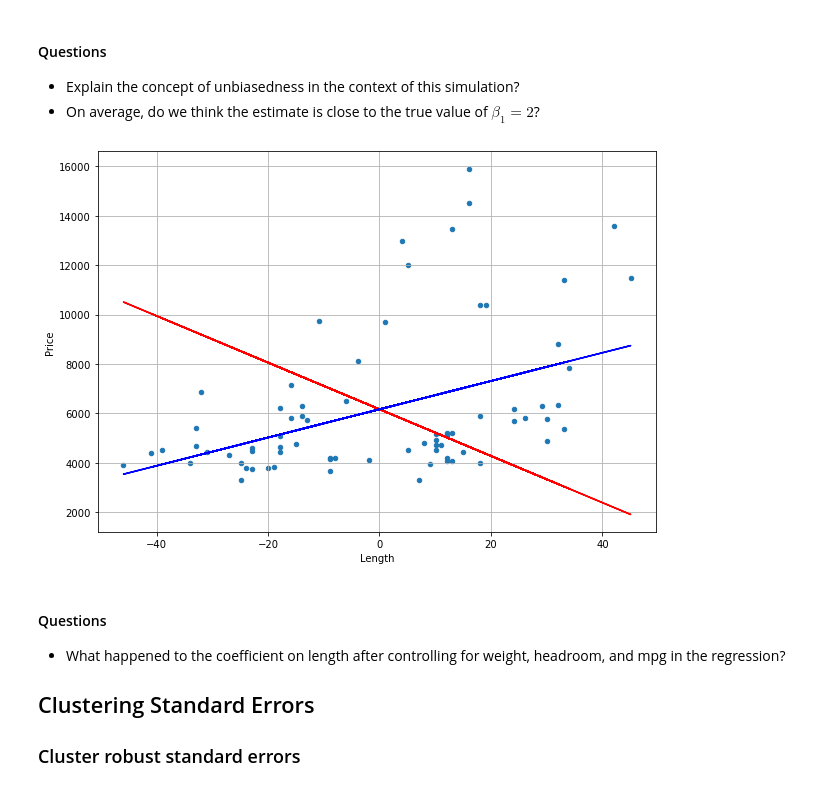
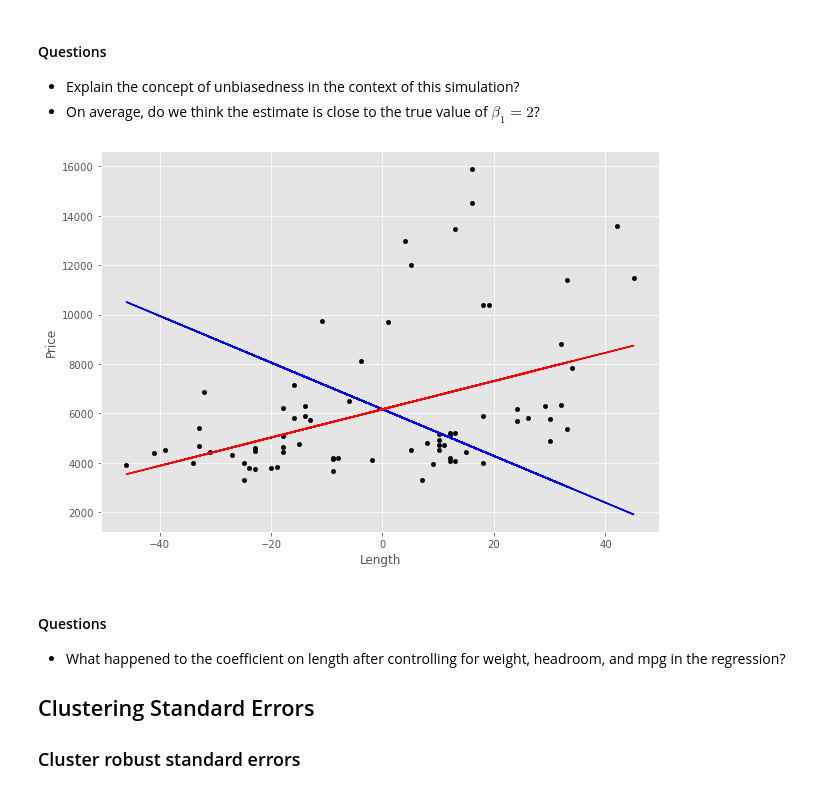
Before and after one commit to causalinfpython/mixtape, a Jupyter notebook: Probability_and_Regression.ipynb, the cells around one changed output. Drawn from its saved outputs; the diff is of its cells as text; code cells hidden in the pictures.

```diff
--- a/Probability_and_Regression.ipynb
+++ b/Probability_and_Regression.ipynb
@@ -18,3 +11,12 @@ def read_data(file):
+# %%
+import ssl
+ssl._create_default_https_context = ssl._create_unverified_context
+
+plt.style.use('ggplot')
+
+# Read data
+def read_data(file):
+    return pd.read_csv("https://raw.github.com/scunning1975/mixtape/master/" + file)
 # %% [markdown]
 ## OLS
 # %%
@@ -149,37 +173,44 @@ auto['length'] = auto['length'] - auto['length'].mean()
 
 # Fit models
 lm1 = sm.OLS.from_formula('price ~ length', data = auto).fit()
 lm2 = sm.OLS.from_formula('price ~ length + weight + headroom + mpg', data = auto).fit()
 
 # Extract parameters
 coef_lm1 = lm1.params
 coef_lm2 = lm2.params
 resid_lm2 = lm2.resid
 
 # Construct variables
 auto['y_single'] = coef_lm1[0] + coef_lm1[1] * auto['length']
 auto['y_multi'] = coef_lm1[0] + coef_lm2[1] * auto['length']
 
 # Create figure
 fig, ax = plt.subplots(figsize = (10, 7))
+
 # Add scatterplot of length vs. price
-auto.plot(kind = "scatter", x = 'length', y = 'price', ax = ax)
+auto.plot(
+    ax=ax,
+    kind = "scatter",
+    x = 'length',
+    y = 'price',
+    color='k')
 # Create the lines-of-best-fit and add them to the plot
 m1, b1 = np.polyfit(x = auto['length'], y = auto['y_multi'], deg = 1)
-ax.plot(auto['length'], m1 * auto['length']  + b1, color = 'red')
+ax.plot(auto['length'], m1 * auto['length']  + b1, color = 'blue')
 
 m2, b2 = np.polyfit(x = auto['length'], y = auto['y_single'], deg = 1)
-ax.plot(auto['length'], m2 * auto['length']  + b2, color = 'blue')
+ax.plot(auto['length'], m2 * auto['length']  + b2, color = 'red')
 
 #Customize the figure by adding gridlines and setting axis labels
 ax.grid()
 ax.set_xlabel('Length')
 ax.set_ylabel('Price')
 
 # Show figure
+plt.grid(True)
 plt.show()
 # %% [output]
-[figure, old version]
+[figure, new version]
 # %% [markdown]
 #### Questions
 
```
Also changed, not shown: parts of 13 cells of this notebook.
